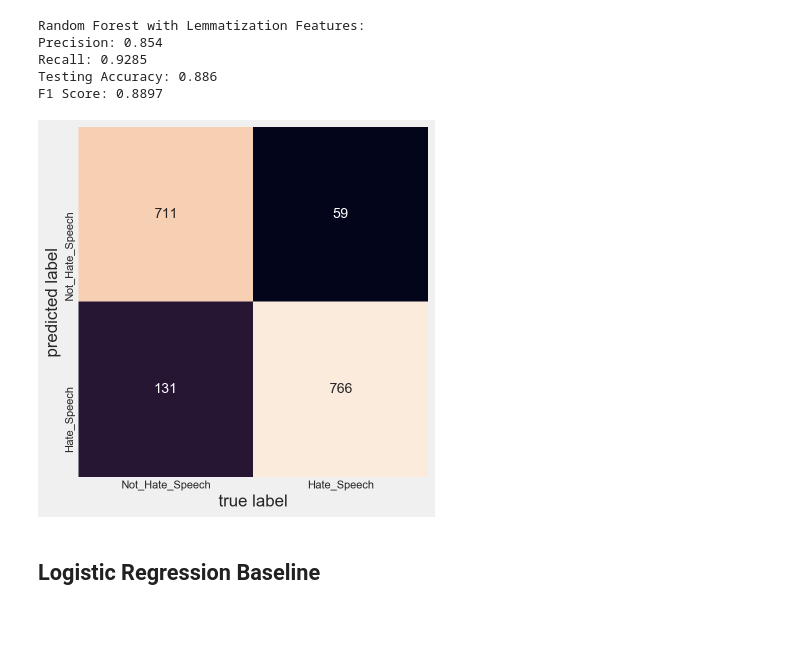
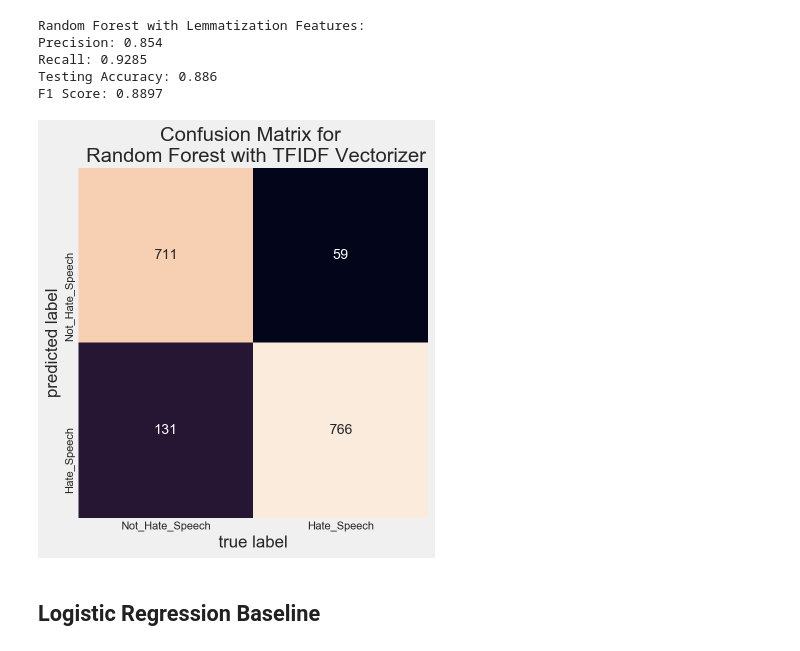
Before and after one commit to vanitoz/Twitter-Sentiment-Analysis, a Jupyter notebook: notebooks/eda_modeling.ipynb, the cells around one changed output. Cells and saved outputs as stored; diff of their text form; code cells hidden in the pictures; blank space fills up the shorter version.

```diff
--- a/notebooks/eda_modeling.ipynb
+++ b/notebooks/eda_modeling.ipynb
@@ -649,15 +649,15 @@ F1 Score: 0.8897
 # %%
 fig, ax = plt.subplots(figsize=(6,6))
 mat = confusion_matrix(y_test_lem, rf_test_preds_lem)
 sns.heatmap(mat.T, square=True, annot=True, fmt='d', cbar=False,
             xticklabels=['Not_Hate_Speech', 'Hate_Speech'], yticklabels=['Not_Hate_Speech', 'Hate_Speech'])
 plt.xlabel('true label')
 plt.ylabel('predicted label')
-plt.title('Confusion Matrix for \n Random Forest classifier with TFVectorizer')
+plt.title('Confusion Matrix for \n Random Forest with TFIDF Vectorizer')
 plt.savefig('../images/matrix.png')
 plt.show()
 # %% [output]
-[figure, old version]
+[figure, new version]
 # %%
 eval_metrics_dict['Random Forest Baseline'] = {'precision' : '{:.4}'.format(rf_precision), 'recall': '{:.4}'.format(rf_recall), 'f1-score': '{:.4}'.format(rf_f1_score) }
 # %% [markdown]
```
Also changed, not shown: parts of 8 cells of this notebook.
